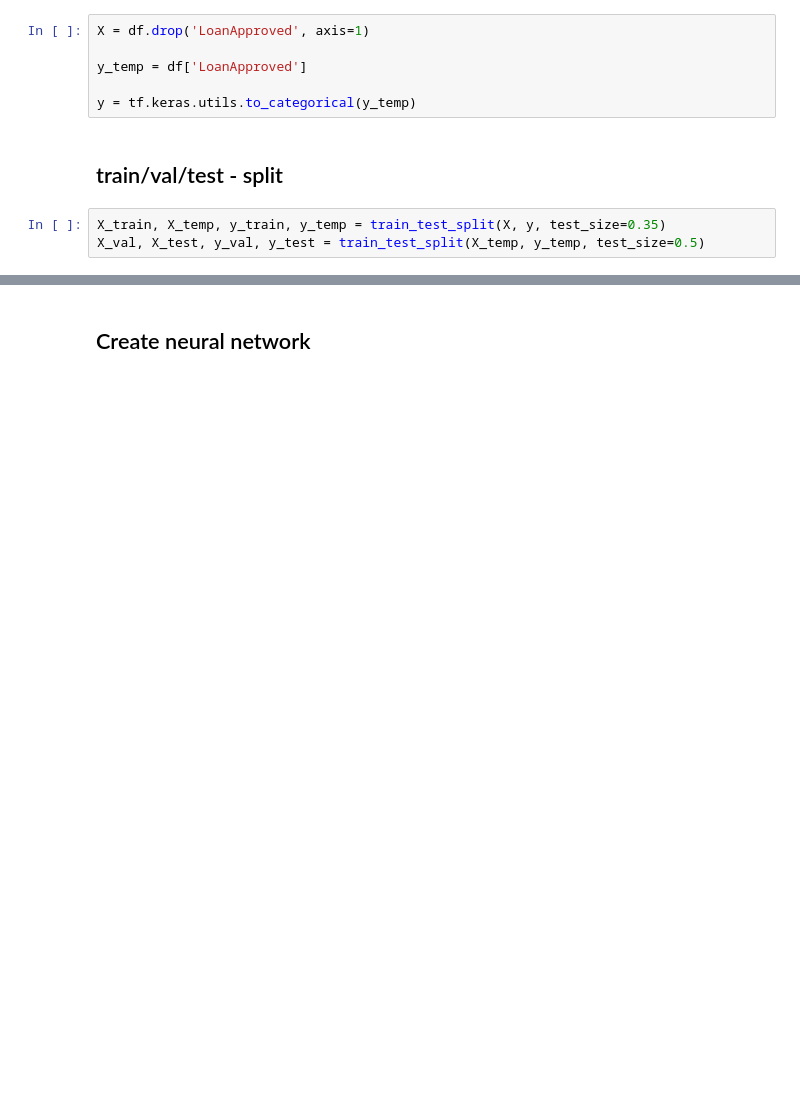
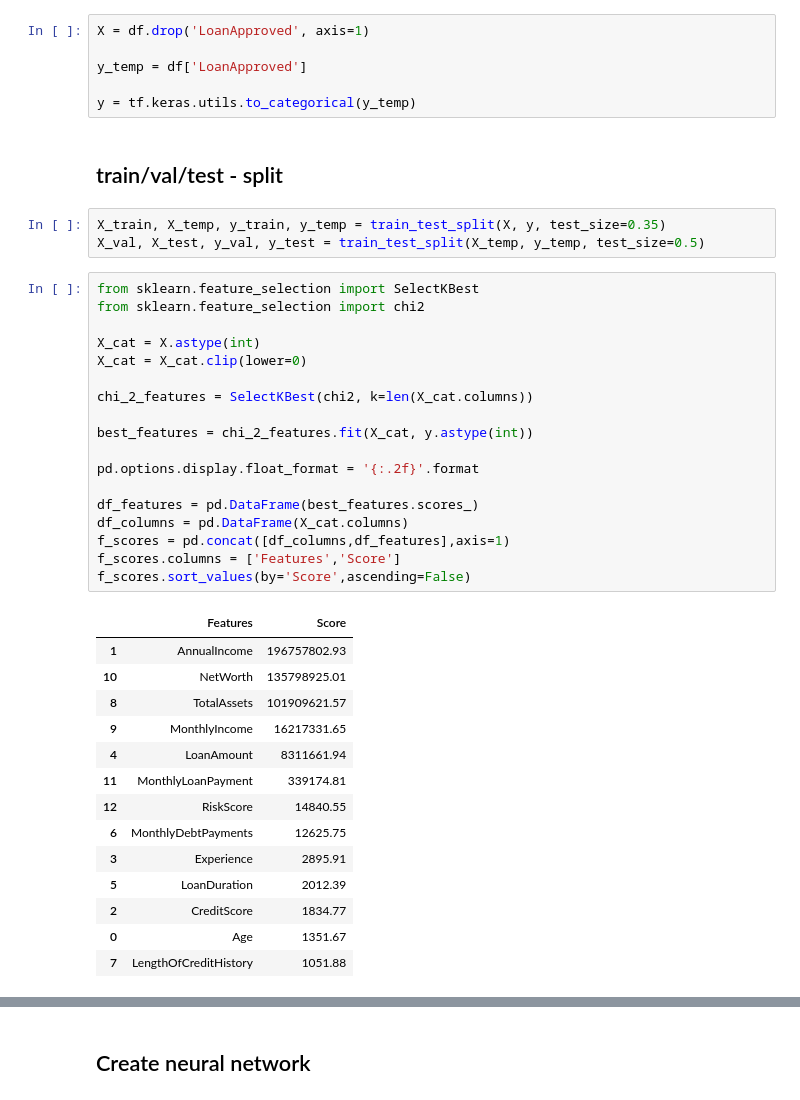
Before and after one commit to RubenSerdonsPXL/Lapland, a Jupyter notebook: Deep_Learning/P2/Untitled.ipynb, the cells around one changed output, grey strips where cells are left out. Saved outputs shown, nothing was run; the diff lists cells and outputs as text; blank space fills up the shorter version.

```diff
--- a/Deep_Learning/P2/Untitled.ipynb
+++ b/Deep_Learning/P2/Untitled.ipynb
@@ -133,3 +250,36 @@ y = tf.keras.utils.to_categorical(y_temp)
 # %%
 X_train, X_temp, y_train, y_temp = train_test_split(X, y, test_size=0.35)
 X_val, X_test, y_val, y_test = train_test_split(X_temp, y_temp, test_size=0.5)
+# %%
+from sklearn.feature_selection import SelectKBest
+from sklearn.feature_selection import chi2
+
+X_cat = X.astype(int)
+X_cat = X_cat.clip(lower=0)
+
+chi_2_features = SelectKBest(chi2, k=len(X_cat.columns))
+
+best_features = chi_2_features.fit(X_cat, y.astype(int))
+
+pd.options.display.float_format = '{:.2f}'.format
+
+df_features = pd.DataFrame(best_features.scores_)
+df_columns = pd.DataFrame(X_cat.columns)
+f_scores = pd.concat([df_columns,df_features],axis=1)
+f_scores.columns = ['Features','Score']
+f_scores.sort_values(by='Score',ascending=False)
+# %% [output]
+|  | Features | Score |
+| 1 | AnnualIncome | 196757802.93 |
+| 10 | NetWorth | 135798925.01 |
+| 8 | TotalAssets | 101909621.57 |
+| 9 | MonthlyIncome | 16217331.65 |
+| 4 | LoanAmount | 8311661.94 |
+| 11 | MonthlyLoanPayment | 339174.81 |
+| 12 | RiskScore | 14840.55 |
+| 6 | MonthlyDebtPayments | 12625.75 |
+| 3 | Experience | 2895.91 |
+| 5 | LoanDuration | 2012.39 |
+| 2 | CreditScore | 1834.77 |
+| 0 | Age | 1351.67 |
+| 7 | LengthOfCreditHistory | 1051.88 |
```
Also changed, not shown: parts of 26 cells of this notebook.
